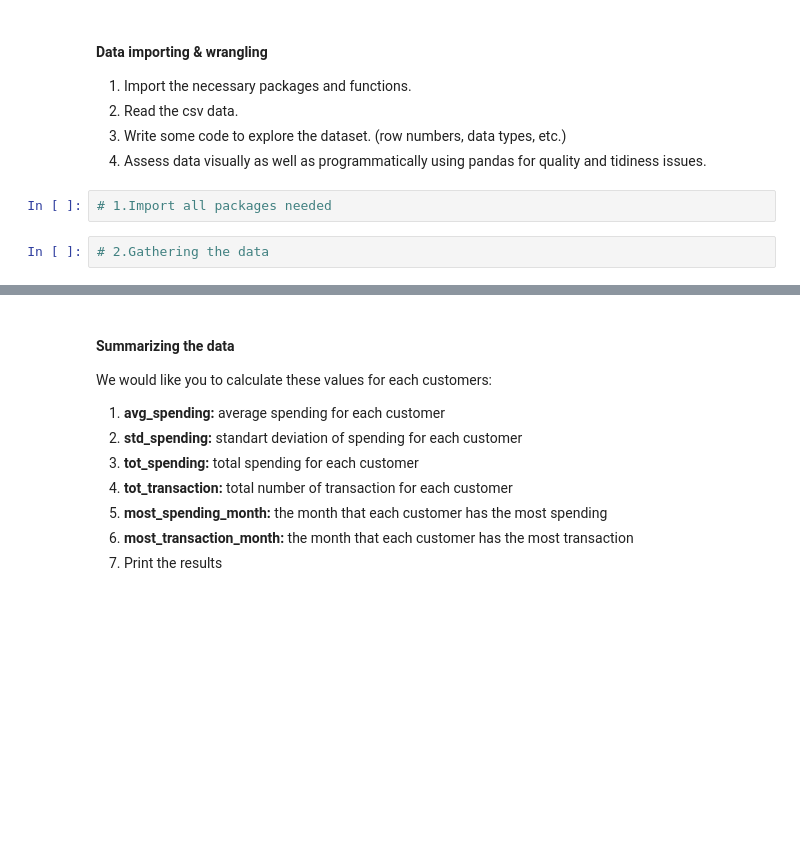
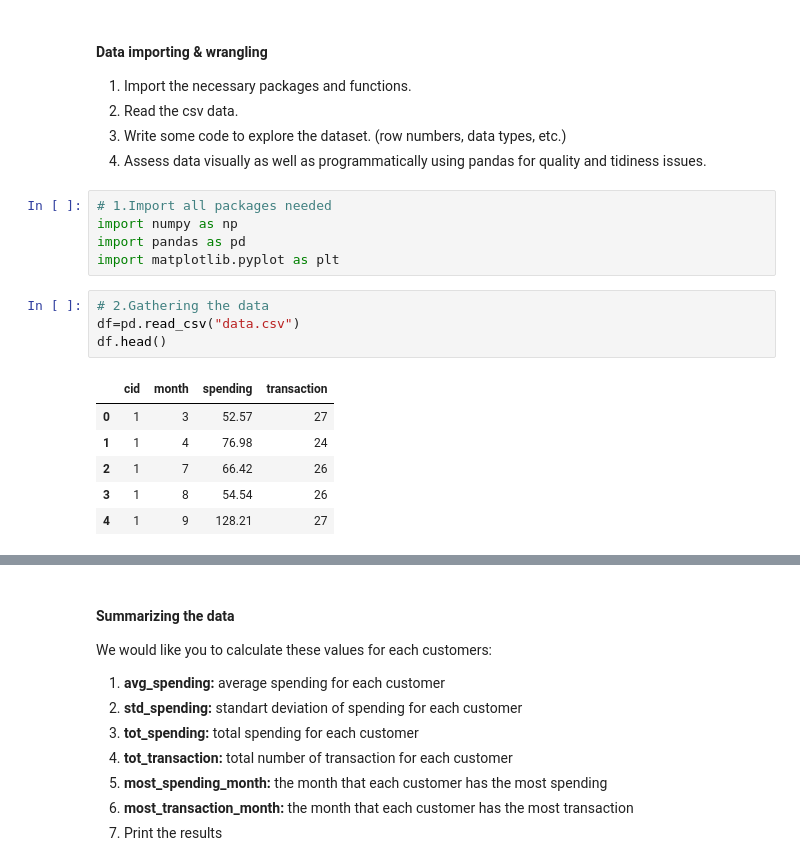
Before and after one commit to OlkanBerke/data-science-homework, a Jupyter notebook: Case_Study.ipynb, the cells around one changed output, grey strips where cells are left out. Saved outputs shown, nothing was run; the diff lists cells and outputs as text; blank space fills up the shorter version.

```diff
--- a/Case_Study.ipynb
+++ b/Case_Study.ipynb
@@ -36,7 +36,19 @@ This is a sample transaction data of our customers:
 4. Assess data visually as well as programmatically using pandas for quality and tidiness issues.
 # %%
 # 1.Import all packages needed
+import numpy as np
+import pandas as pd
+import matplotlib.pyplot as plt
 # %%
 # 2.Gathering the data
+df=pd.read_csv("data.csv")
+df.head()
+# %% [output]
+|  | cid | month | spending | transaction |
+| 0 | 1 | 3 | 52.57 | 27 |
+| 1 | 1 | 4 | 76.98 | 24 |
+| 2 | 1 | 7 | 66.42 | 26 |
+| 3 | 1 | 8 | 54.54 | 26 |
+| 4 | 1 | 9 | 128.21 | 27 |
 # %%
 # 3.Explore the data
```
Also changed, not shown: parts of 24 cells of this notebook.
